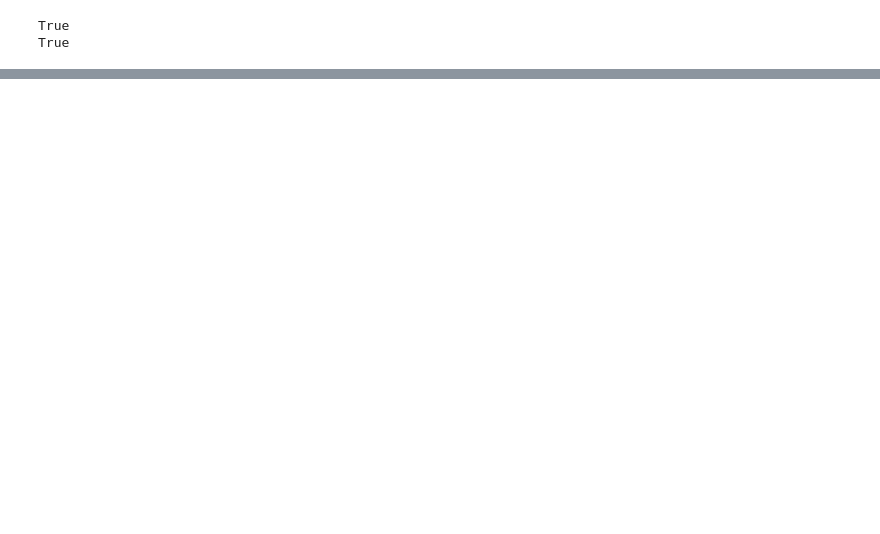
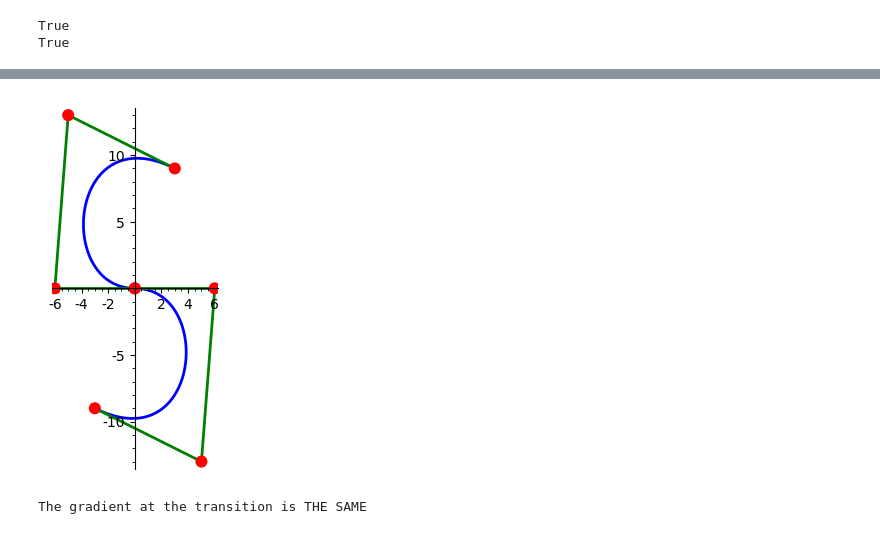
Before and after one commit to AndHager/Bezier, a Jupyter notebook: BezierAndreas.ipynb, the cells around one changed output, grey strips where cells are left out. Drawn from its saved outputs; the diff is of its cells as text; code cells hidden in the pictures; blank space fills up the shorter version.

```diff
--- a/BezierAndreas.ipynb
+++ b/BezierAndreas.ipynb
@@ -153,7 +217,7 @@ p4 = vector([p4x, p4y])
 cubic = CubicBezier(p1, p2, p3, p4)
 
 # Allgemeine algebraische darstellung der Kurve
-function = cubic.getExplicitFunction()
+function = cubic.get_explicit_function()
 
 # Ableitund der Kurve
 dFunction = vector([diff(function[0], t), diff(function[1], t)])
@@ -163,7 +227,7 @@ dFunction = vector([diff(function[0], t), diff(function[1], t)])
 dSubs0Vector = vector([dFunction[0].substitute(t=0), dFunction[1].substitute(t=0)])
 # mit dieser Logischen gleichheit ist gezeigt, dass der Steigungsvector
 # ein vielfaches der Strecke P_1P_2 = P_2 - P_1 ist.
-print(dSubsVector == 3*(p2 - p1))
+print(dSubs0Vector == 3*(p2 - p1))
 # => Die Kurventangente in P_1 geht durch P_2
 
 # Einsetzen des wertes 1 in die Ableitung
@@ -178,0 +267,33 @@ True
+# %%
+def get_gradient_at_t(cubic, current_t):
+    """
+    Calculates the gradient at the given point current_t using the limit function
+    :param cubic: a CubicBezier object
+    :param current_t: a value between 0 and 1
+    """
+    function = cubic.get_explicit_function()
+    diff = function[1] / function[0]
+    return limit(diff, t=current_t)
+# %%
+A = vector([3, 9])
+B = vector([-5, 13])
+C = vector([-6, 0])
+D = vector([0, 0])
+E = vector([6, 0])
+F = vector([5, -13])
+G = vector([-3, -9])
+
+# Creating two CubicBezier Curves with the shared point D
+upper_curve = CubicBezier(A, B, C, D)
+lower_curve = CubicBezier(D, E, F, G)
+
+# Printing the curves
+show(upper_curve.get_full_plot() + lower_curve.get_full_plot())
+
+# Checking if the to have the same gradient at the transition
+same_gradient = bool(get_gradient_at_t(upper_curve, 1) == get_gradient_at_t(lower_curve, 0))
+same_statement = "THE SAME" if same_gradient else "NOT THE SAME"
+print("The gradient at the transition is " + same_statement)
+# %% [output]
+[figure, added]
+The gradient at the transition is THE SAME
```
Also changed, not shown: parts of 28 cells of this notebook.
